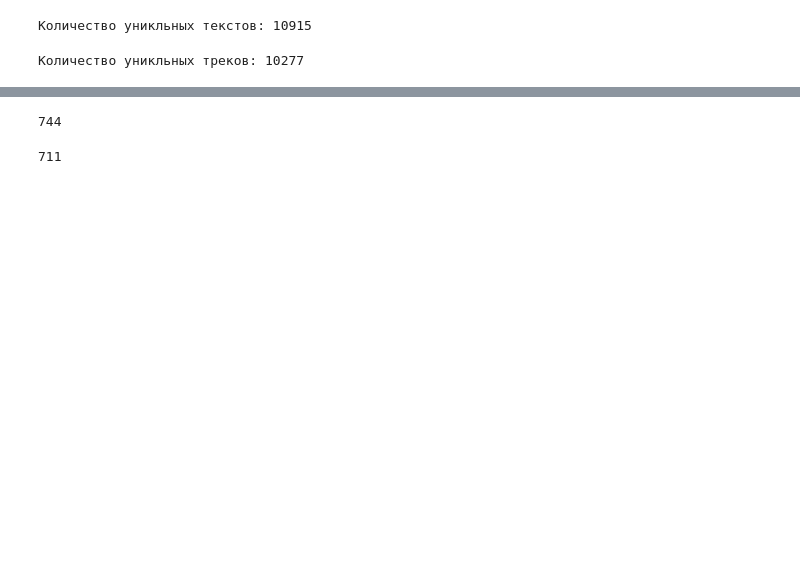
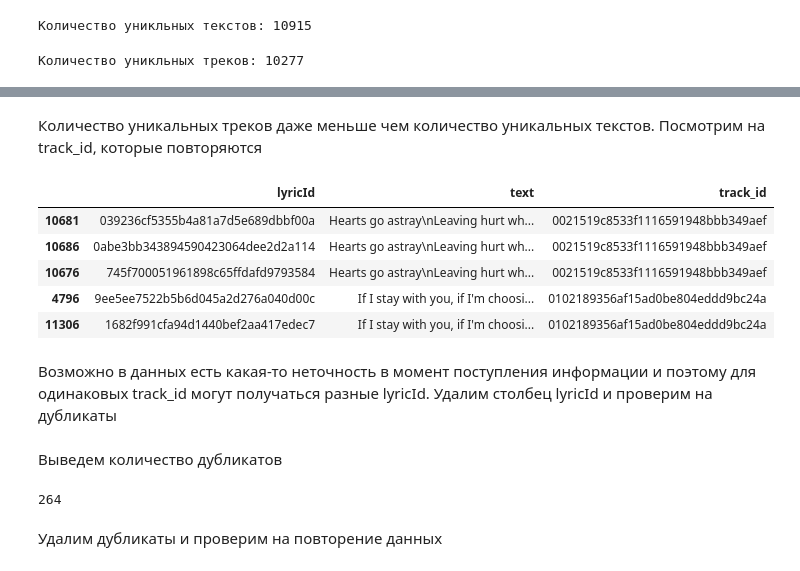
Before and after one commit to Musical-Detectives-Team/hakaton_yandex_music, a Jupyter notebook: EDA.ipynb, the cells around one changed output, grey strips where cells are left out. Drawn from its saved outputs; the diff is of its cells as text; code cells hidden in the pictures; blank space fills up the shorter version.

```diff
--- a/EDA.ipynb
+++ b/EDA.ipynb
@@ -192,8 +157,15 @@ df_ununic
-# %%
-(df_ununic['track_remake_type'] == 'COVER').sum()
-# %% [output]
-744
-# %%
-len(df_ununic['track_id'].unique())
-# %% [output]
-711
+# %% [markdown]
+Количество уникальных треков даже меньше чем количество уникальных текстов. Посмотрим на track_id, которые повторяются
+# %%
+list_duplicate_id = list(df_lyrics[df_lyrics['track_id'].duplicated()]['track_id'].values)
+# %%
+df_lyrics[df_lyrics['track_id'].isin(list_duplicate_id)].sort_values('track_id').head()
+# %% [output]
+|  | lyricId | text | track_id |
+| 10681 | 039236cf5355b4a81a7d5e689dbbf00a | Hearts go astray\nLeaving hurt wh... | 0021519c8533f1116591948bbb349aef |
+| 10686 | 0abe3bb343894590423064dee2d2a114 | Hearts go astray\nLeaving hurt wh... | 0021519c8533f1116591948bbb349aef |
+| 10676 | 745f700051961898c65ffdafd9793584 | Hearts go astray\nLeaving hurt wh... | 0021519c8533f1116591948bbb349aef |
+| 4796 | 9ee5ee7522b5b6d045a2d276a040d00c | If I stay with you, if I'm choosi... | 0102189356af15ad0be804eddd9bc24a |
+| 11306 | 1682f991cfa94d1440bef2aa417edec7 | If I stay with you, if I'm choosi... | 0102189356af15ad0be804eddd9bc24a |
+# %% [markdown]
+Возможно в данных есть какая-то неточность в момент поступления информации и поэтому для одинаковых track_id могут получаться разные lyricId. Удалим столбец lyricId и проверим на дубликаты
@@ -199,0 +174,8 @@ len(df_ununic['track_id'].unique())
+# %% [markdown]
+Выведем количество дубликатов
+# %%
+df_lyrics.duplicated().sum()
+# %% [output]
+264
+# %% [markdown]
+Удалим дубликаты и проверим на повторение данных
```
Also changed, not shown: parts of 45 cells of this notebook.
